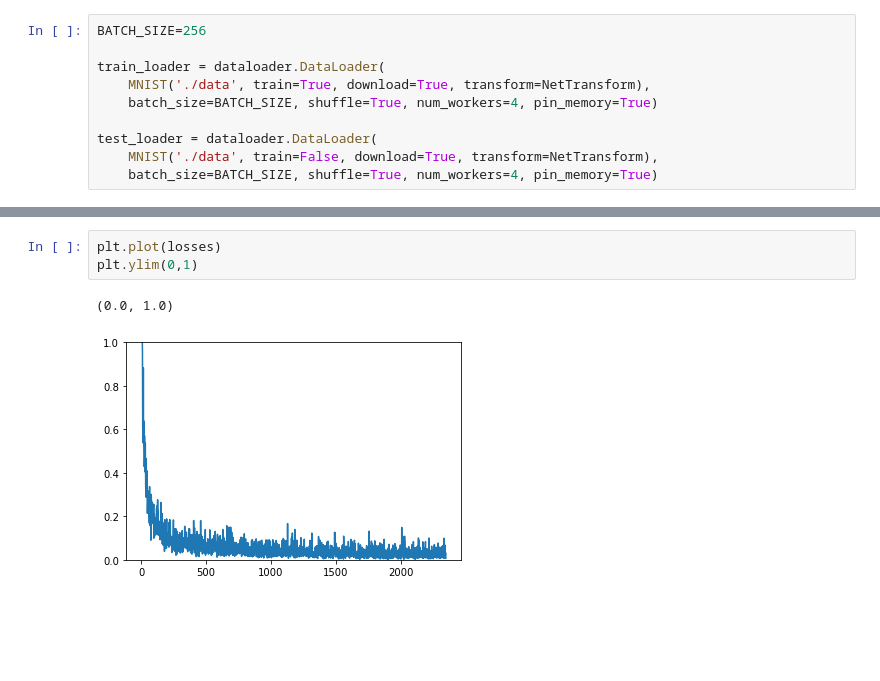
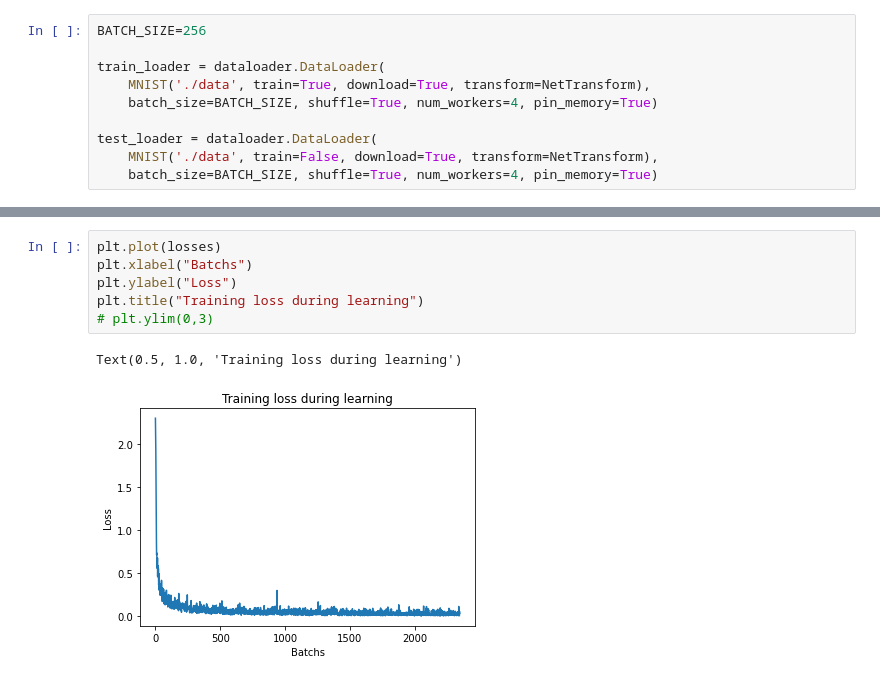
Before and after one commit to tcotte/CNN_Pytorch, a Jupyter notebook: LeNet.ipynb, the cells around one changed output, grey strips where cells are left out. Drawn from its saved outputs; the diff is of its cells as text; blank space fills up the shorter version.

```diff
--- a/LeNet.ipynb
+++ b/LeNet.ipynb
@@ -149,9 +102,12 @@ for epoch in range(EPOCHS):
 # %%
 plt.plot(losses)
-plt.ylim(0,1)
+plt.xlabel("Batchs")
+plt.ylabel("Loss")
+plt.title("Training loss during learning")
+# plt.ylim(0,3)
 # %% [output]
-(0.0, 1.0)
+Text(0.5, 1.0, 'Training loss during learning')
-[figure, old version]
+[figure, new version]
 # %%
 from functions.plot_model import *
 
```
Also changed, not shown: parts of 11 cells of this notebook.
